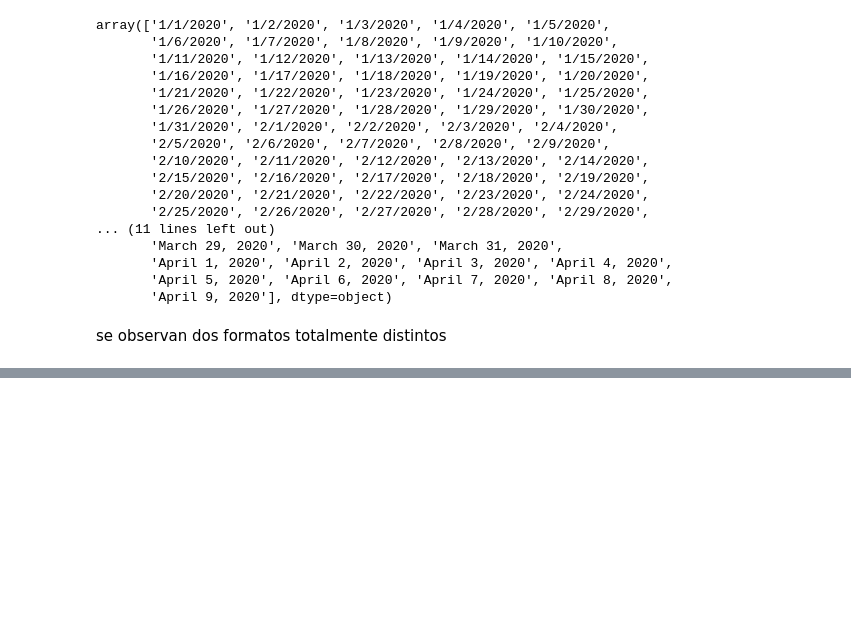
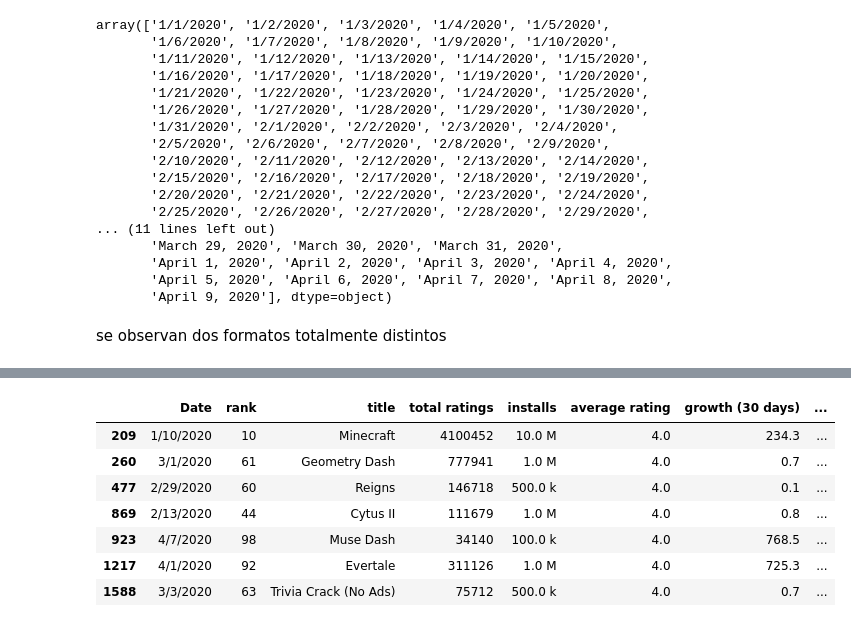
Before and after one commit to jfgesis/Limpieza_de_Datos, a Jupyter notebook: LimpiezaDatos_VideoJuegos.ipynb, the cells around one changed output, grey strips where cells are left out. Saved outputs shown, nothing was run; the diff lists cells and outputs as text; code cells hidden in the pictures; blank space fills up the shorter version.

```diff
--- a/LimpiezaDatos_VideoJuegos.ipynb
+++ b/LimpiezaDatos_VideoJuegos.ipynb
@@ -218,0 +302,11 @@ se observan dos formatos totalmente distintos
+# %%
+android_games[android_games['price']>0]
+# %% [output]
+|  | Date | rank | title | total ratings | installs | average rating | growth (30 days) | ... |
+| 209 | 1/10/2020 | 10 | Minecraft | 4100452 | 10.0 M | 4.0 | 234.3 | ... |
+| 260 | 3/1/2020 | 61 | Geometry Dash | 777941 | 1.0 M | 4.0 | 0.7 | ... |
+| 477 | 2/29/2020 | 60 | Reigns | 146718 | 500.0 k | 4.0 | 0.1 | ... |
+| 869 | 2/13/2020 | 44 | Cytus II | 111679 | 1.0 M | 4.0 | 0.8 | ... |
+| 923 | 4/7/2020 | 98 | Muse Dash | 34140 | 100.0 k | 4.0 | 768.5 | ... |
+| 1217 | 4/1/2020 | 92 | Evertale | 311126 | 1.0 M | 4.0 | 725.3 | ... |
+| 1588 | 3/3/2020 | 63 | Trivia Crack (No Ads) | 75712 | 500.0 k | 4.0 | 0.7 | ... |
```
Also changed, not shown: parts of 24 cells of this notebook.
